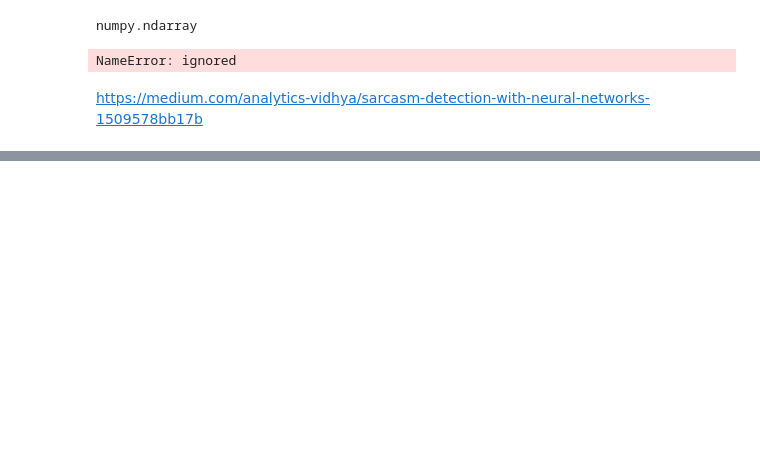
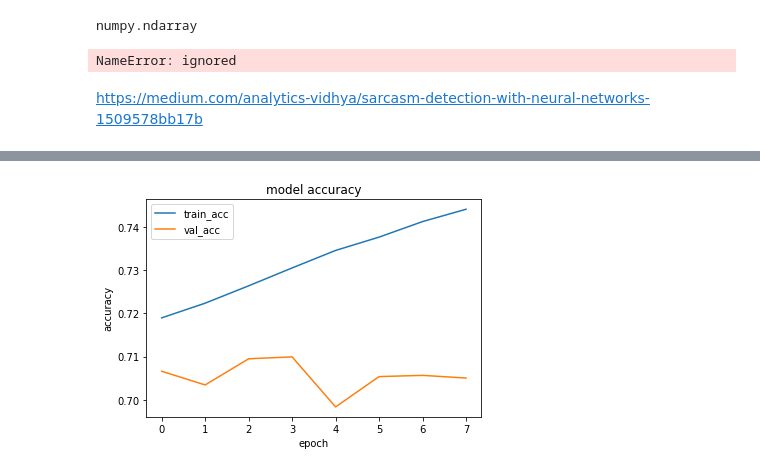
Before and after one commit to zuzannazak/MgrSarcasm, a Jupyter notebook: mgr_sieć_neuronowa.ipynb, the cells around one changed output, grey strips where cells are left out. Saved outputs shown, nothing was run; the diff lists cells and outputs as text; code cells hidden in the pictures; blank space fills up the shorter version.

```diff
--- a/mgr_sieć_neuronowa.ipynb
+++ b/mgr_sieć_neuronowa.ipynb
@@ -230,0 +257,11 @@ Epoch 00010: early stopping
+# %%
+# Accuracy Graph(Training and Validation)
+plt.plot(df_m['accuracy'])
+plt.plot(df_m['val_accuracy'])
+plt.title('model accuracy')
+plt.ylabel('accuracy')
+plt.xlabel('epoch')
+plt.legend(['train_acc', 'val_acc'])
+plt.show()
+# %% [output]
+[figure, added]
```
Also changed, not shown: parts of 10 cells of this notebook.
